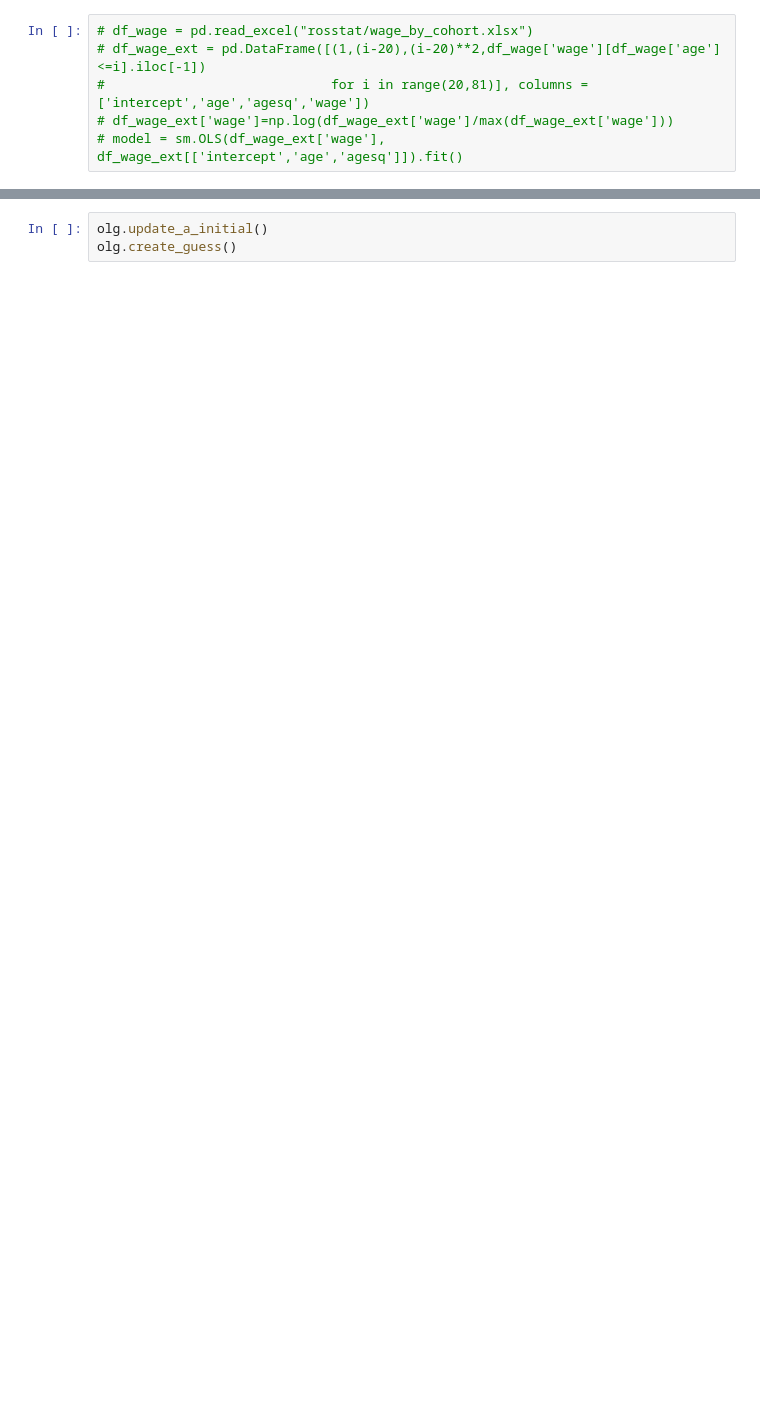
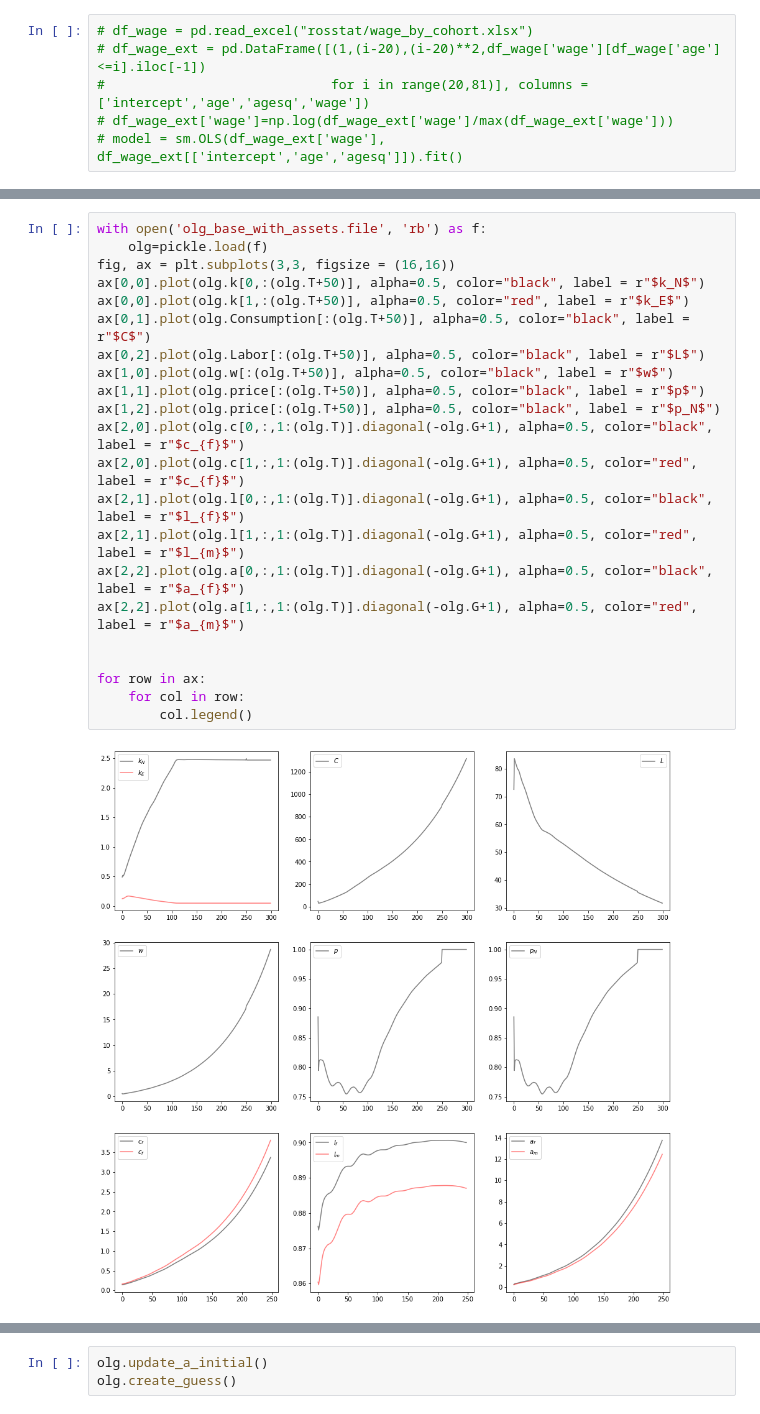
Before and after one commit to mkhlgrv/olg, a Jupyter notebook: steady_state.ipynb, the cells around one changed output, grey strips where cells are left out. Cells and saved outputs as stored; diff of their text form; blank space fills up the shorter version.

```diff
--- a/steady_state.ipynb
+++ b/steady_state.ipynb
@@ -77,0 +117,24 @@ import statsmodels.api as sm
+# %%
+with open('olg_base_with_assets.file', 'rb') as f:
+    olg=pickle.load(f)
+fig, ax = plt.subplots(3,3, figsize = (16,16))
+ax[0,0].plot(olg.k[0,:(olg.T+50)], alpha=0.5, color="black", label = r"$k_N$")
+ax[0,0].plot(olg.k[1,:(olg.T+50)], alpha=0.5, color="red", label = r"$k_E$")
+ax[0,1].plot(olg.Consumption[:(olg.T+50)], alpha=0.5, color="black", label = r"$C$")
+ax[0,2].plot(olg.Labor[:(olg.T+50)], alpha=0.5, color="black", label = r"$L$")
+ax[1,0].plot(olg.w[:(olg.T+50)], alpha=0.5, color="black", label = r"$w$")
+ax[1,1].plot(olg.price[:(olg.T+50)], alpha=0.5, color="black", label = r"$p$")
+ax[1,2].plot(olg.price[:(olg.T+50)], alpha=0.5, color="black", label = r"$p_N$")
+ax[2,0].plot(olg.c[0,:,1:(olg.T)].diagonal(-olg.G+1), alpha=0.5, color="black", label = r"$c_{f}$")
+ax[2,0].plot(olg.c[1,:,1:(olg.T)].diagonal(-olg.G+1), alpha=0.5, color="red", label = r"$c_{f}$")
+ax[2,1].plot(olg.l[0,:,1:(olg.T)].diagonal(-olg.G+1), alpha=0.5, color="black", label = r"$l_{f}$")
+ax[2,1].plot(olg.l[1,:,1:(olg.T)].diagonal(-olg.G+1), alpha=0.5, color="red", label = r"$l_{m}$")
+ax[2,2].plot(olg.a[0,:,1:(olg.T)].diagonal(-olg.G+1), alpha=0.5, color="black", label = r"$a_{f}$")
+ax[2,2].plot(olg.a[1,:,1:(olg.T)].diagonal(-olg.G+1), alpha=0.5, color="red", label = r"$a_{m}$")
+
+
+for row in ax:
+    for col in row:
+        col.legend()
+# %% [output]
+[figure, added]
```
Also changed, not shown: parts of 105 cells of this notebook, 9 other files.
